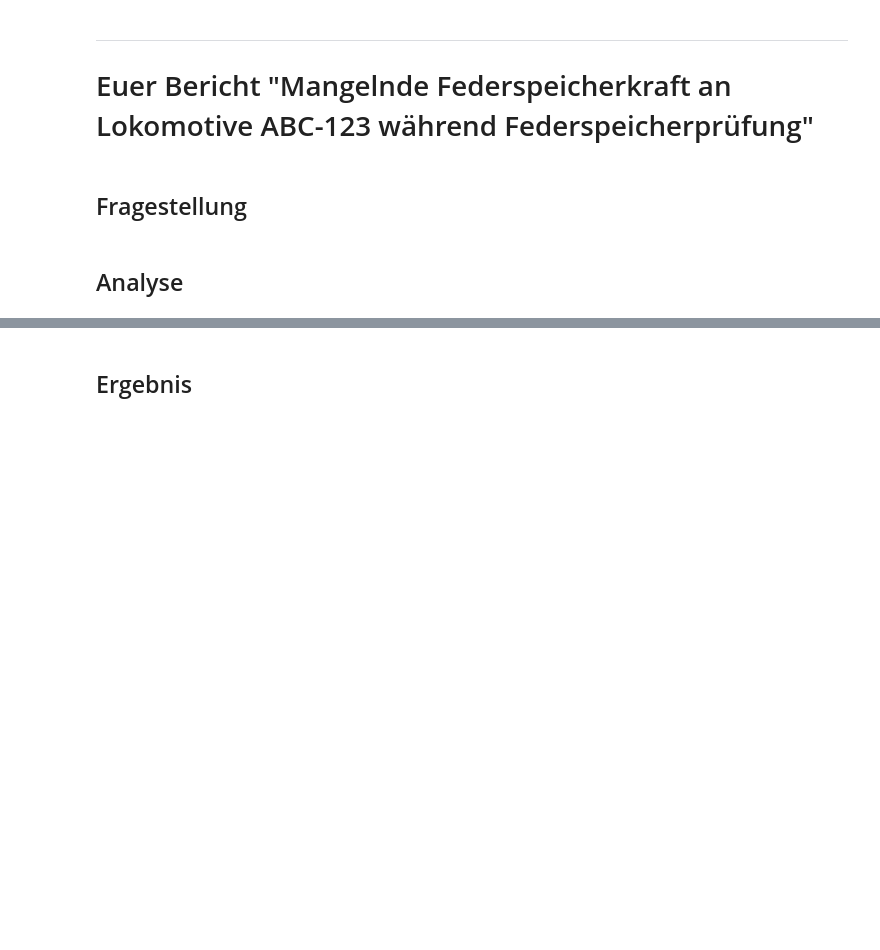
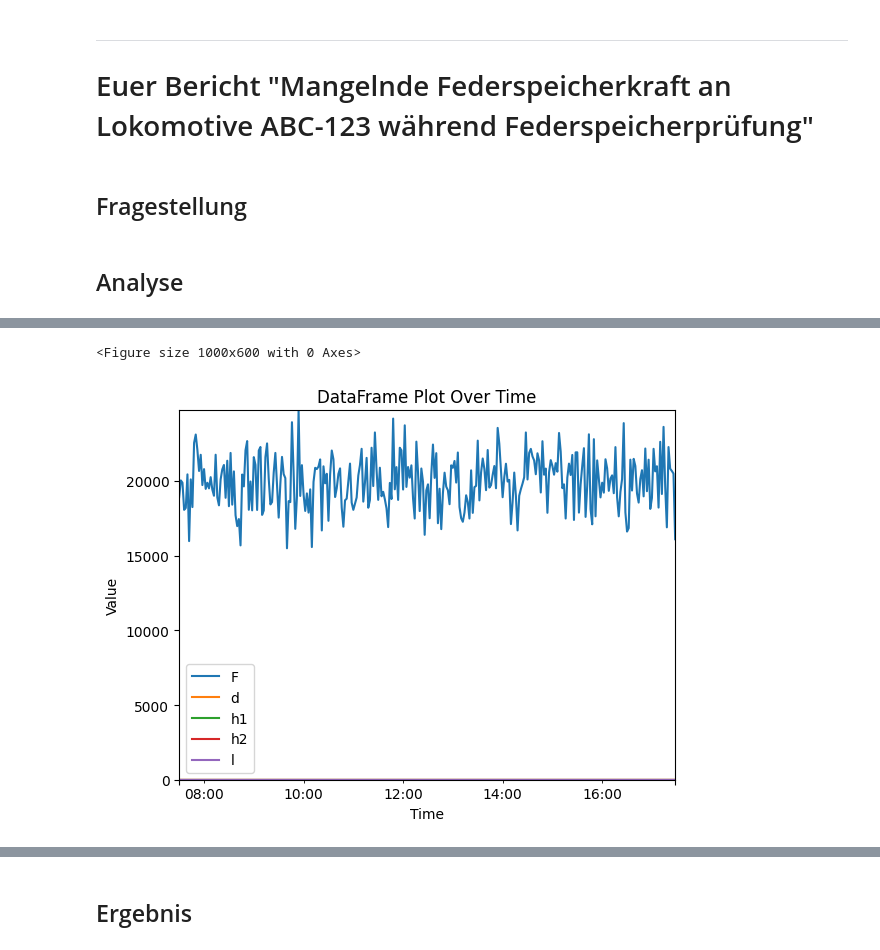
Before and after one commit to FHAC-MdQM/data-exploration-nh6243s, a Jupyter notebook: LoadPBdata.ipynb, the cells around one changed output, grey strips where cells are left out. Cells and saved outputs as stored; diff of their text form; code cells hidden in the pictures; blank space fills up the shorter version.

```diff
--- a/LoadPBdata.ipynb
+++ b/LoadPBdata.ipynb
@@ -75,0 +82,16 @@ df.head()
+# %%
+plt.figure(figsize=(10, 6))
+df.plot()
+plt.title('DataFrame Plot Over Time')
+plt.xlabel('Time')
+plt.ylabel('Value')
+
+# Set axis limits based on the data
+plt.xlim(df.index.min(), df.index.max())
+plt.ylim(df.min().min(), df.max().max())
+
+plt.legend(loc='best')
+plt.show()
+# %% [output]
+<Figure size 1000x600 with 0 Axes>
+[figure, added]
```
Also changed, not shown: parts of 4 cells of this notebook.
